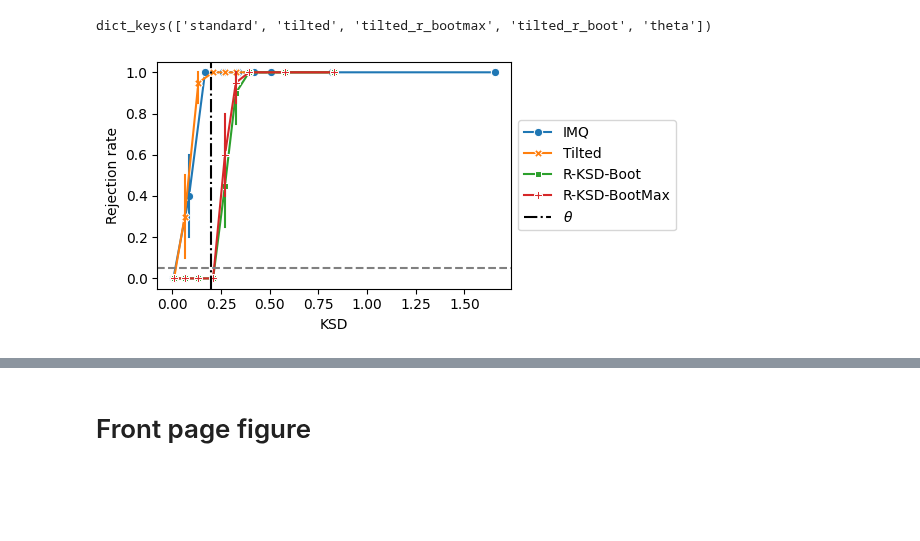
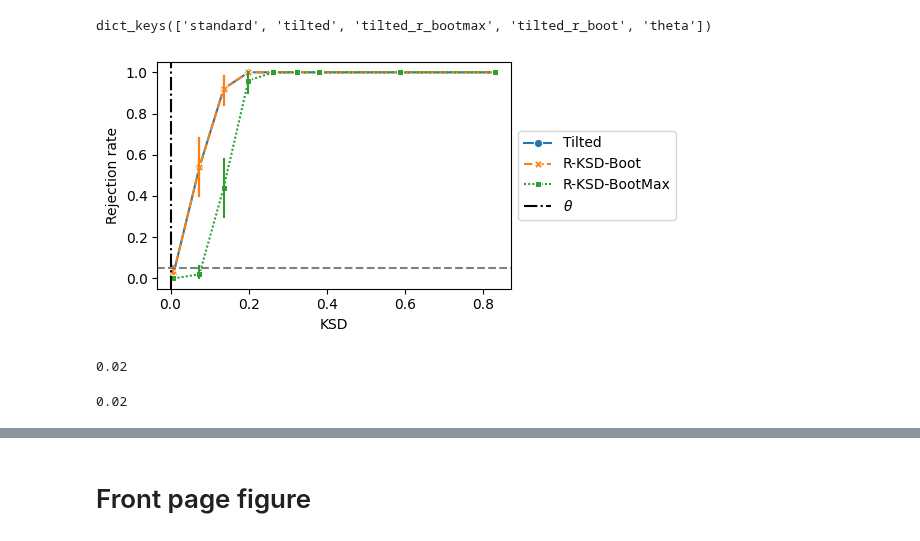
Before and after one commit to XingLLiu/robust-kernel-test, a Jupyter notebook: notebooks/KSD_robust.ipynb, the cells around one changed output, grey strips where cells are left out. Cells and saved outputs as stored; diff of their text form; code cells hidden in the pictures; blank space fills up the shorter version.

```diff
--- a/notebooks/KSD_robust.ipynb
+++ b/notebooks/KSD_robust.ipynb
@@ -1323,7 +1316,7 @@ stats_res[0.01].keys()
 dict_keys(['standard', 'tilted', 'tilted_r_bootmax', 'tilted_r_boot', 'theta'])
 # %%
 # change theta
-theta_new = .2
+theta_new = 0. # res_df.loc[(res_df.method == "Tilted") & (res_df.mean_idx == 3), "ksd"].mean()
 
 stats_res_new = copy.deepcopy(stats_res)
 for ss in mean_ls:
@@ -1332,33 +1325,34 @@ for ss in mean_ls:
 # %%
 fig, ax = plt.subplots(ncols=1, nrows=1, figsize=(6, 3))
 
 rr = stats_res_new
 mean_ls = list(rr.keys())
 
-methods = {"standard": "IMQ", "tilted": "Tilted", "tilted_r_boot": "R-KSD-Boot", "tilted_r_bootmax": "R-KSD-BootMax"}
+# methods = {"standard": "IMQ", "tilted": "Tilted", "tilted_r_boot": "R-KSD-Boot", "tilted_r_bootmax": "R-KSD-BootMax"}
+methods = {"tilted": "Tilted", "tilted_r_boot": "R-KSD-Boot", "tilted_r_bootmax": "R-KSD-BootMax"}
 
 res_df = {"rej": [], "ksd": [], "mean_idx": [], "method": []}
 for method, lab in methods.items():
     for kk, ss in enumerate(mean_ls):
         rej = rr[ss][method]["rej"]
         res_df["rej"] = res_df["rej"] + rej
         res_df["mean_idx"] = res_df["mean_idx"] + [kk] * len(rej)
         res_df["method"] = res_df["method"] + [lab] * len(rej)
         mean_ksd = np.abs(np.mean(rr[ss][method]["u_stat"]))**0.5
         res_df["ksd"] = res_df["ksd"] + [mean_ksd] * len(rej)
 res_df = pd.DataFrame(res_df)
 
-sns.lineplot(ax=ax, data=res_df, x="ksd", y="rej", hue="method", style="method", markers=True, dashes=False, err_style="bars")
+sns.lineplot(ax=ax, data=res_df, x="ksd", y="rej", hue="method", style="method", markers=True, err_style="bars")
 
 theta = rr[mean_ls[0]]["theta"]
 ax.axvline(theta, linestyle="-.", color="k", label=r"$\theta$")
 ax.axhline(0.05, linestyle="--", color="grey")
 # ax.set_xscale("log")
 ax.set_ylim(-0.05, 1.05)
 ax.set_xlabel("KSD")
 ax.set_ylabel("Rejection rate")
 ax.legend(loc="center left", bbox_to_anchor=(1, 0.5))
 plt.tight_layout()
 # plt.savefig("../figs/robust/rej_ms.pdf")
 # %% [output]
-[figure, old version]
+[figure, new version]
@@ -1368,0 +1359,8 @@ hvp_res_ol = pickle.load(open(f"../data/ms/ms_hvp_res_n500_d1.pkl", "rb"))
+# %%
+res_df.loc[(res_df.method == "Tilted") & (res_df.mean_idx == 0), "rej"].mean()
+# %% [output]
+0.02
+# %%
+res_df.loc[(res_df.method == "R-KSD-Boot") & (res_df.mean_idx == 0), "rej"].mean()
+# %% [output]
+0.02
```
Also changed, not shown: parts of 6 cells of this notebook, 6 other files.
